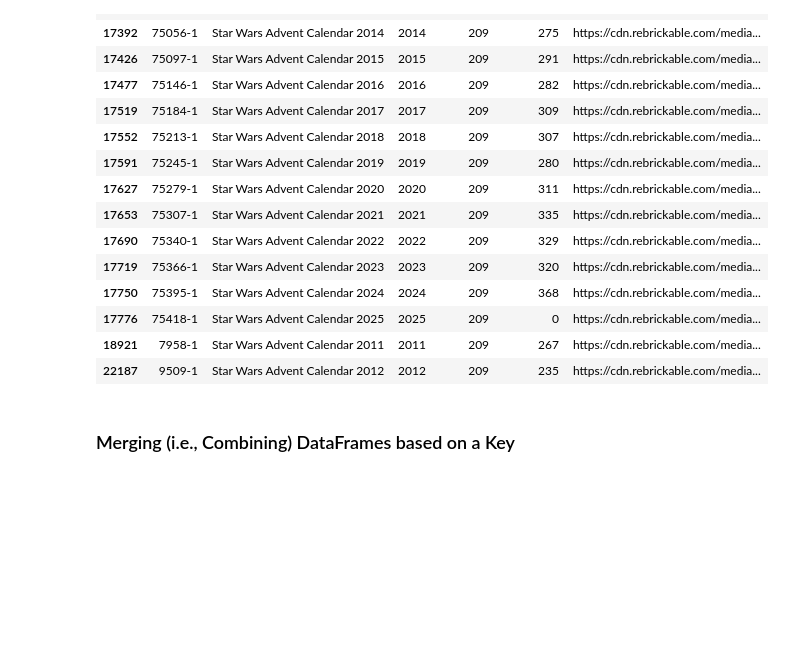
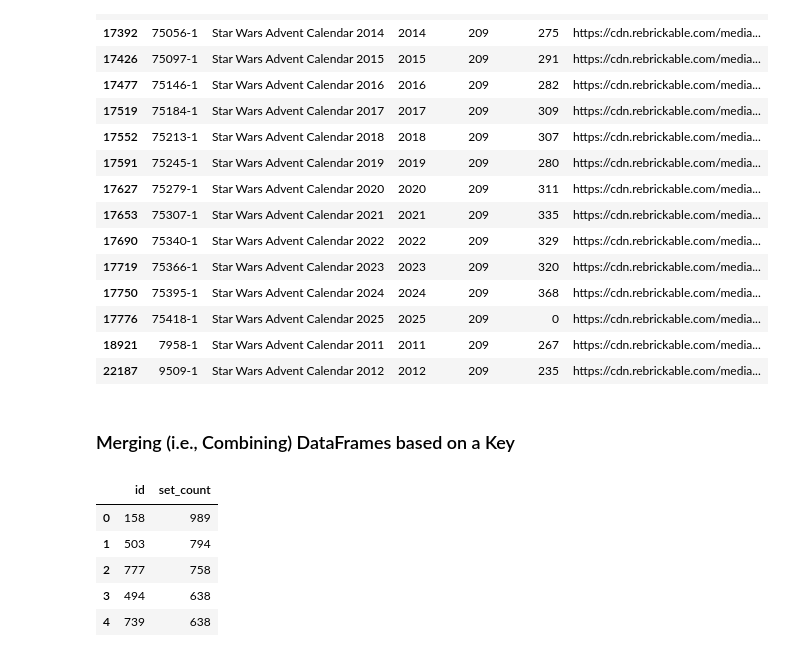
Before and after one commit to AndyRoy04/100DaysOfCode_Python, a Jupyter notebook: Day_74/Lego_Analysis_for_Course_(start).ipynb, the cells around one changed output. Cells and saved outputs as stored; diff of their text form; code cells hidden in the pictures; blank space fills up the shorter version.

```diff
--- a/Day_74/Lego_Analysis_for_Course_(start).ipynb
+++ b/Day_74/Lego_Analysis_for_Course_(start).ipynb
@@ -336,3 +336,16 @@ sets[sets['theme_id'] == 209]
 | 22187 | 9509-1 | Star Wars Advent Calendar 2012 | 2012 | 209 | 235 | https://cdn.rebrickable.com/media... |
 # %% [markdown]
 ### Merging (i.e., Combining) DataFrames based on a Key
+# %%
+set_theme_count = pd.DataFrame({
+    'id': set_theme_count.index,
+    'set_count': set_theme_count.values
+})  # changing the column name of all the unnamed columns
+set_theme_count.head()
+# %% [output]
+|  | id | set_count |
+| 0 | 158 | 989 |
+| 1 | 503 | 794 |
+| 2 | 777 | 758 |
+| 3 | 494 | 638 |
+| 4 | 739 | 638 |
```
Also changed, not shown: parts of 3 cells of this notebook.
